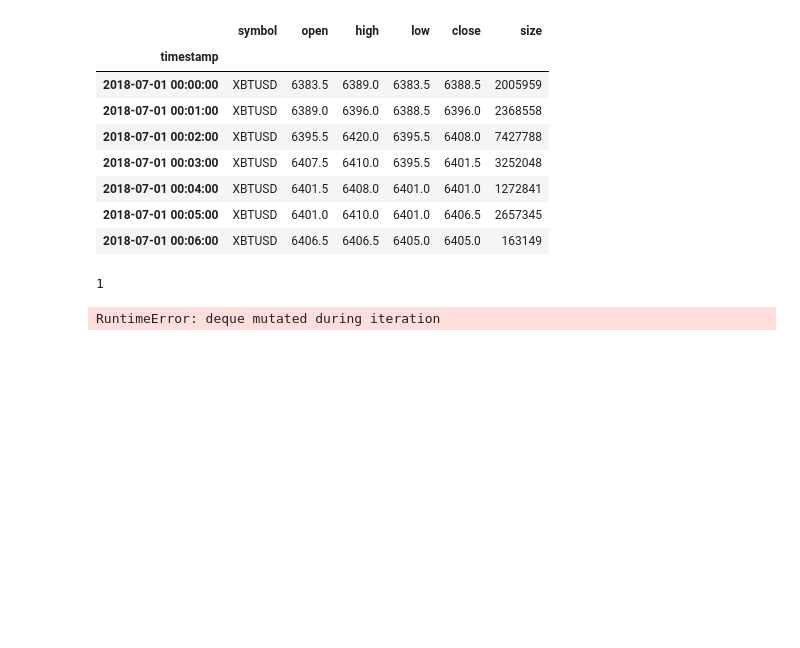
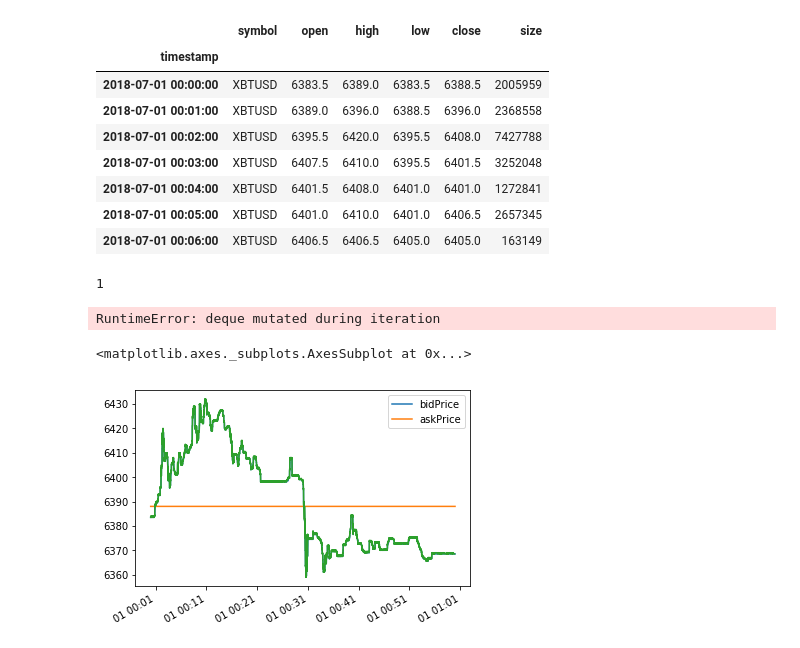
Before and after one commit to felipemontefuscolo/bitme, a Jupyter notebook: Untitled2.ipynb, the cells around one changed output. Saved outputs shown, nothing was run; the diff lists cells and outputs as text; code cells hidden in the pictures; blank space fills up the shorter version.

```diff
--- a/Untitled2.ipynb
+++ b/Untitled2.ipynb
@@ -122,0 +121,13 @@ q.get
+# %%
+a = pd.read_csv('/Users/felipe/bitme/data/20180701-1h-trades.csv.gz')
+b = pd.read_csv('/Users/felipe/bitme/data/20180701-1h-quotes.csv.gz')
+# %%
+a.index = pd.DatetimeIndex([pd.Timestamp(i) for i in a['timestamp']])
+b.index = pd.DatetimeIndex([pd.Timestamp(i) for i in b['timestamp']])
+b['askPrice'] = 6388
+# %%
+b[['bidPrice', 'askPrice']].plot()
+a['price'].plot()
+# %% [output]
+<matplotlib.axes._subplots.AxesSubplot at 0x...>
+[figure, added]
```
Also changed, not shown: parts of 3 cells of this notebook, 13 other files.
